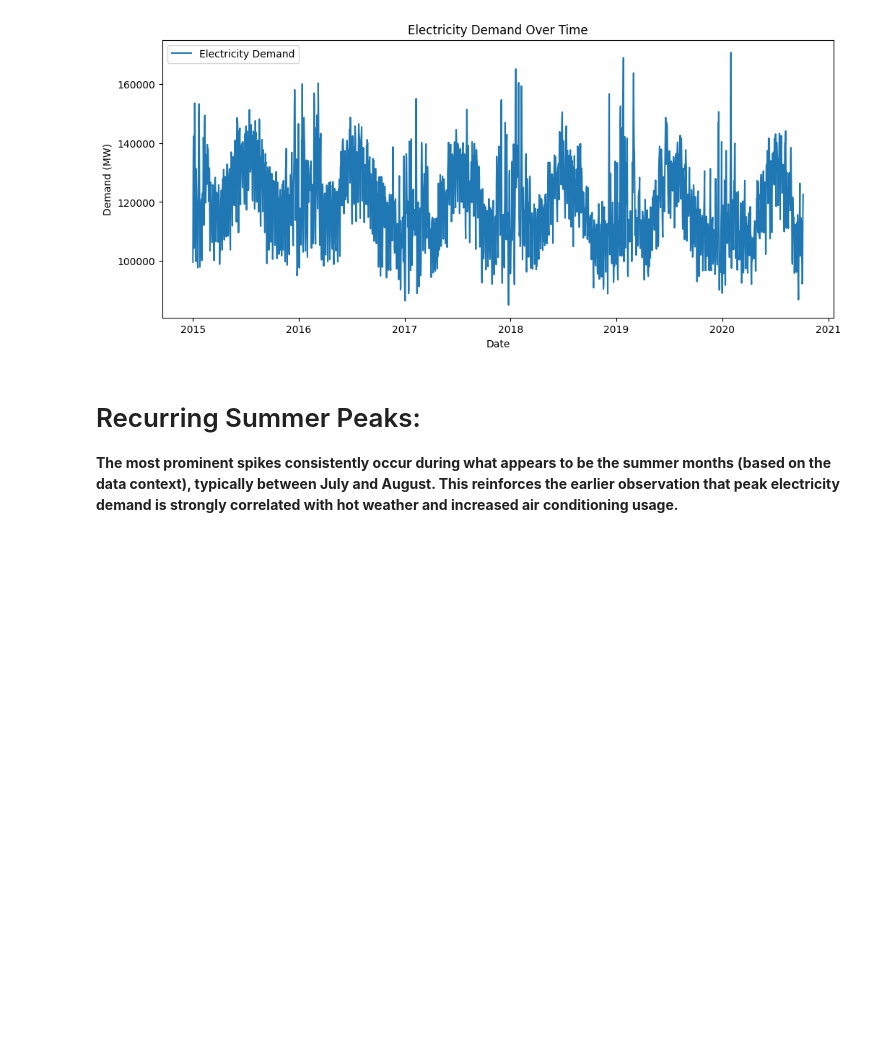
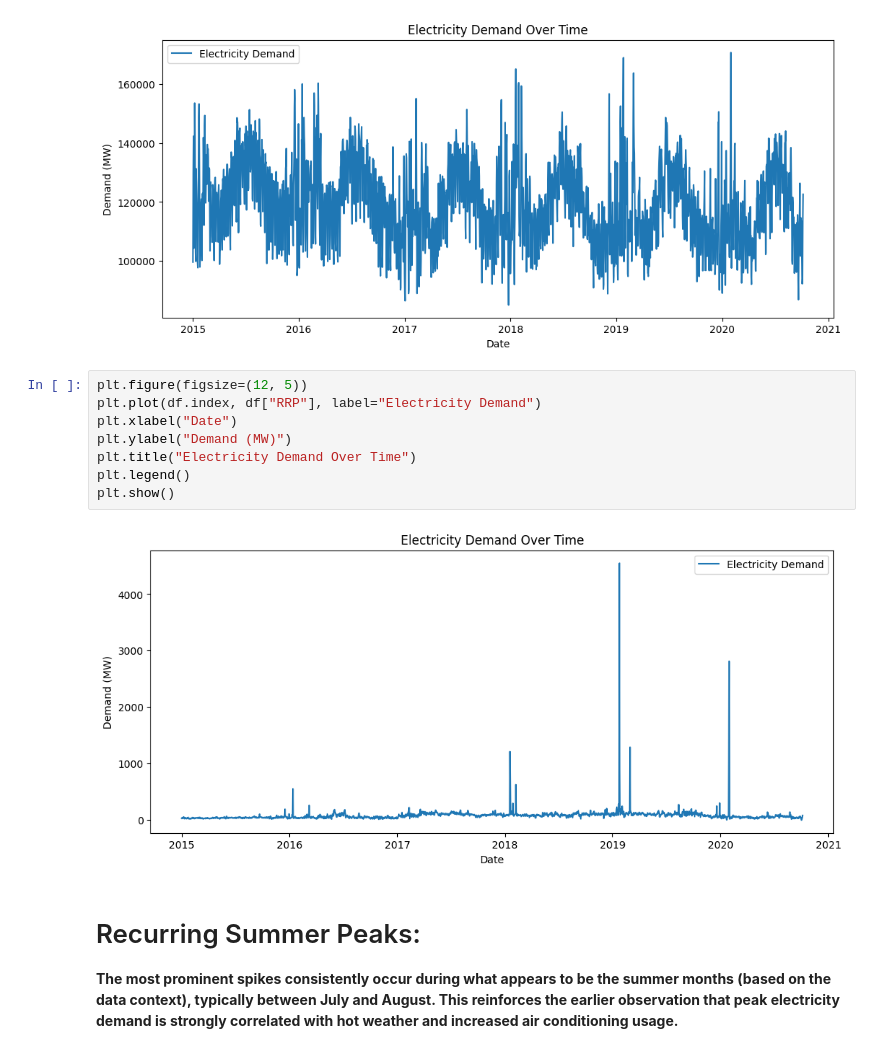
Before and after one commit to amalsalilan/Electricity_Demand-and_Price_ForecastingInfosys_Internship_Oct2025, a Jupyter notebook: EDA.ipynb, the cells around one changed output. Cells and saved outputs as stored; diff of their text form; blank space fills up the shorter version.

```diff
--- a/EDA.ipynb
+++ b/EDA.ipynb
@@ -150,6 +151,16 @@ plt.legend()
 plt.show()
 # %% [output]
 [figure]
+# %%
+plt.figure(figsize=(12, 5))
+plt.plot(df.index, df["RRP"], label="Electricity Demand")
+plt.xlabel("Date")
+plt.ylabel("Demand (MW)")
+plt.title("Electricity Demand Over Time")
+plt.legend()
+plt.show()
+# %% [output]
+[figure, added]
 # %% [markdown]
 # Recurring Summer Peaks:
  **The most prominent spikes consistently occur during what appears to be the summer months (based on the data context), typically between July and August. This reinforces the earlier observation that peak electricity demand is strongly correlated with hot weather and increased air conditioning usage.**
```
Also changed, not shown: parts of 1 cell of this notebook.
